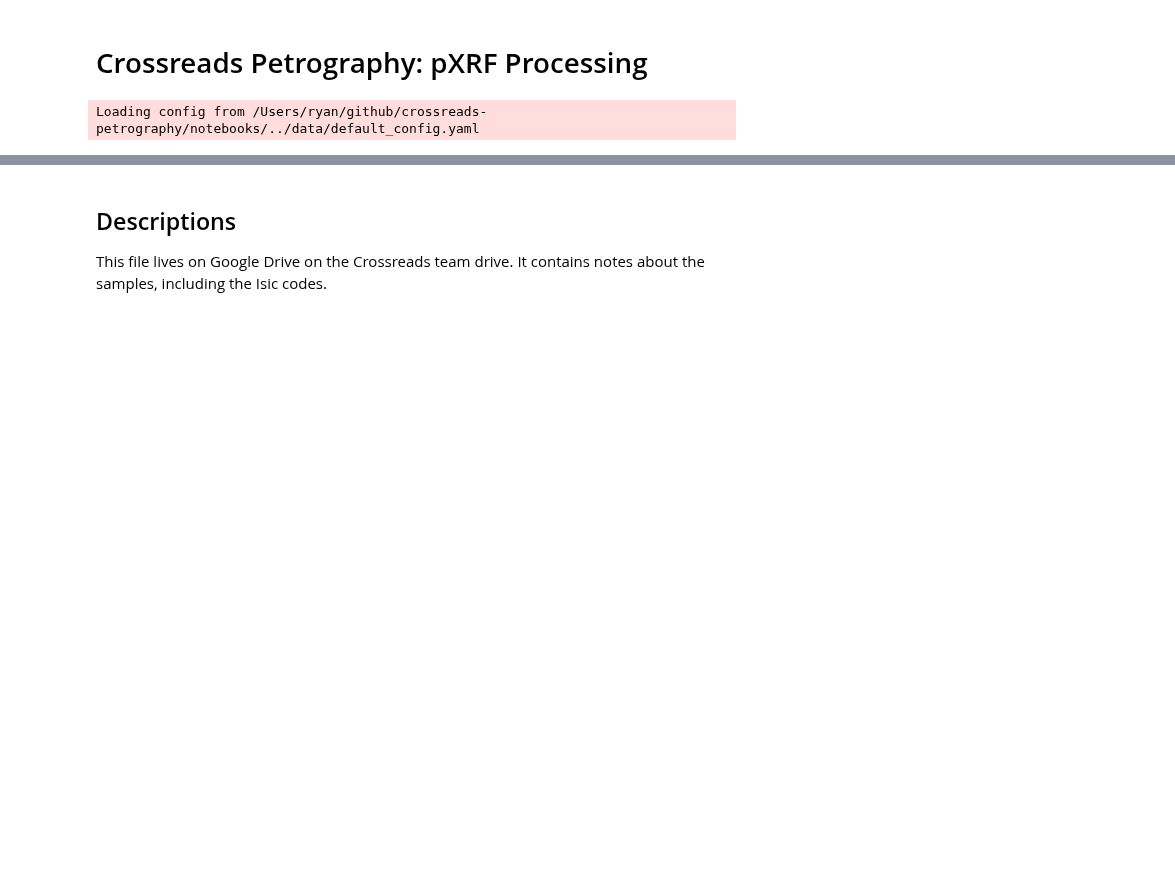
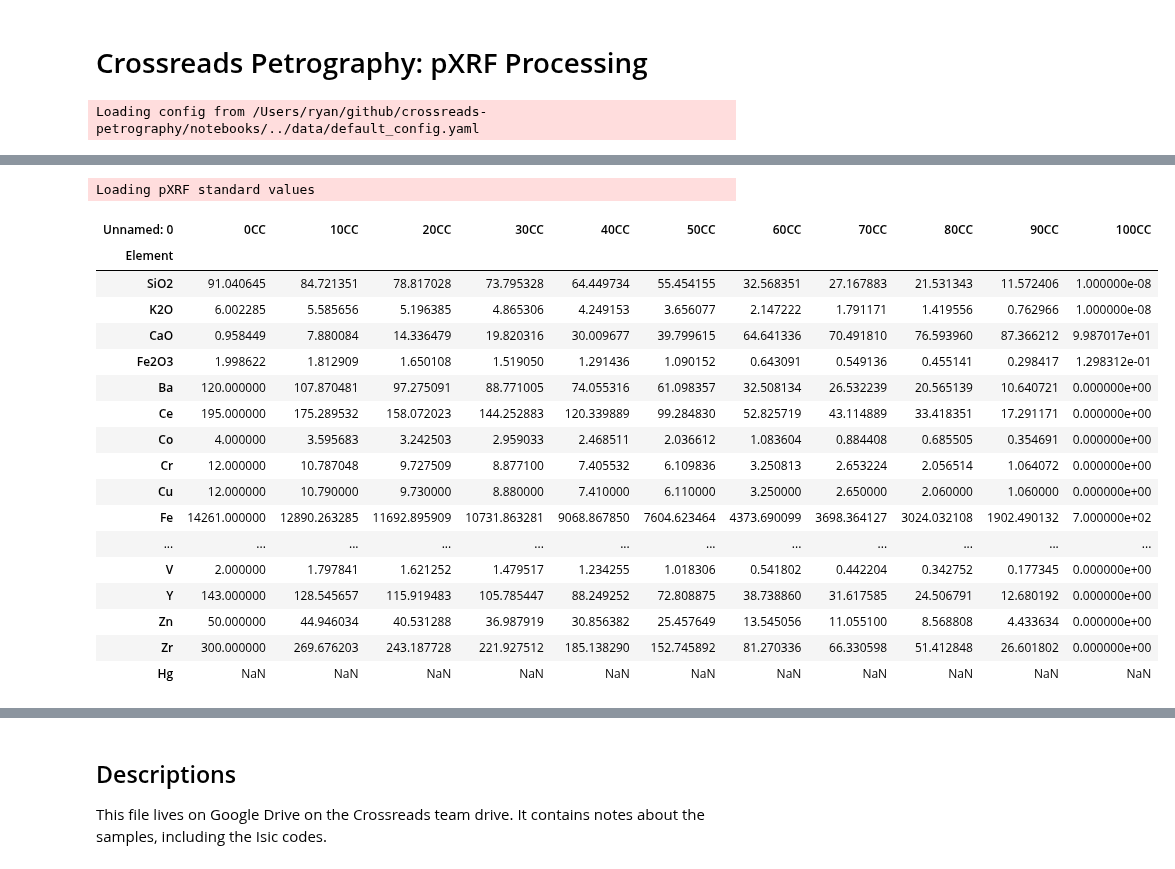
Before and after one commit to kingsdigitallab/crossreads-petrography, a Jupyter notebook: notebooks/pXRF.ipynb, the cells around one changed output, grey strips where cells are left out. Drawn from its saved outputs; the diff is of its cells as text; code cells hidden in the pictures; blank space fills up the shorter version.

```diff
--- a/notebooks/pXRF.ipynb
+++ b/notebooks/pXRF.ipynb
@@ -16,3 +17,25 @@ PXRFConverter(
     path_output = "/Users/ryan/github/crossreads-petrography/data/pXRF/output",
     path_standards = "/Users/ryan/github/crossreads-petrography/data/pXRF/pXRF Standards.xlsx",
 )
+# %%
+xrf.df_standards
+# %% [output]
+Loading pXRF standard values
+| Unnamed: 0 | 0CC | 10CC | 20CC | 30CC | 40CC | 50CC | 60CC | 70CC | 80CC | 90CC | 100CC |
+| Element |  |  |  |  |  |  |  |  |  |  |  |
+| SiO2 | 91.040645 | 84.721351 | 78.817028 | 73.795328 | 64.449734 | 55.454155 | 32.568351 | 27.167883 | 21.531343 | 11.572406 | 1.000000e-08 |
+| K2O | 6.002285 | 5.585656 | 5.196385 | 4.865306 | 4.249153 | 3.656077 | 2.147222 | 1.791171 | 1.419556 | 0.762966 | 1.000000e-08 |
+| CaO | 0.958449 | 7.880084 | 14.336479 | 19.820316 | 30.009677 | 39.799615 | 64.641336 | 70.491810 | 76.593960 | 87.366212 | 9.987017e+01 |
+| Fe2O3 | 1.998622 | 1.812909 | 1.650108 | 1.519050 | 1.291436 | 1.090152 | 0.643091 | 0.549136 | 0.455141 | 0.298417 | 1.298312e-01 |
+| Ba | 120.000000 | 107.870481 | 97.275091 | 88.771005 | 74.055316 | 61.098357 | 32.508134 | 26.532239 | 20.565139 | 10.640721 | 0.000000e+00 |
+| Ce | 195.000000 | 175.289532 | 158.072023 | 144.252883 | 120.339889 | 99.284830 | 52.825719 | 43.114889 | 33.418351 | 17.291171 | 0.000000e+00 |
+| Co | 4.000000 | 3.595683 | 3.242503 | 2.959033 | 2.468511 | 2.036612 | 1.083604 | 0.884408 | 0.685505 | 0.354691 | 0.000000e+00 |
+| Cr | 12.000000 | 10.787048 | 9.727509 | 8.877100 | 7.405532 | 6.109836 | 3.250813 | 2.653224 | 2.056514 | 1.064072 | 0.000000e+00 |
+| Cu | 12.000000 | 10.790000 | 9.730000 | 8.880000 | 7.410000 | 6.110000 | 3.250000 | 2.650000 | 2.060000 | 1.060000 | 0.000000e+00 |
+| Fe | 14261.000000 | 12890.263285 | 11692.895909 | 10731.863281 | 9068.867850 | 7604.623464 | 4373.690099 | 3698.364127 | 3024.032108 | 1902.490132 | 7.000000e+02 |
+| ... | ... | ... | ... | ... | ... | ... | ... | ... | ... | ... | ... |
+| V | 2.000000 | 1.797841 | 1.621252 | 1.479517 | 1.234255 | 1.018306 | 0.541802 | 0.442204 | 0.342752 | 0.177345 | 0.000000e+00 |
+| Y | 143.000000 | 128.545657 | 115.919483 | 105.785447 | 88.249252 | 72.808875 | 38.738860 | 31.617585 | 24.506791 | 12.680192 | 0.000000e+00 |
+| Zn | 50.000000 | 44.946034 | 40.531288 | 36.987919 | 30.856382 | 25.457649 | 13.545056 | 11.055100 | 8.568808 | 4.433634 | 0.000000e+00 |
+| Zr | 300.000000 | 269.676203 | 243.187728 | 221.927512 | 185.138290 | 152.745892 | 81.270336 | 66.330598 | 51.412848 | 26.601802 | 0.000000e+00 |
+| Hg | NaN | NaN | NaN | NaN | NaN | NaN | NaN | NaN | NaN | NaN | NaN |
```
Also changed, not shown: parts of 16 cells of this notebook, 13 other files.
